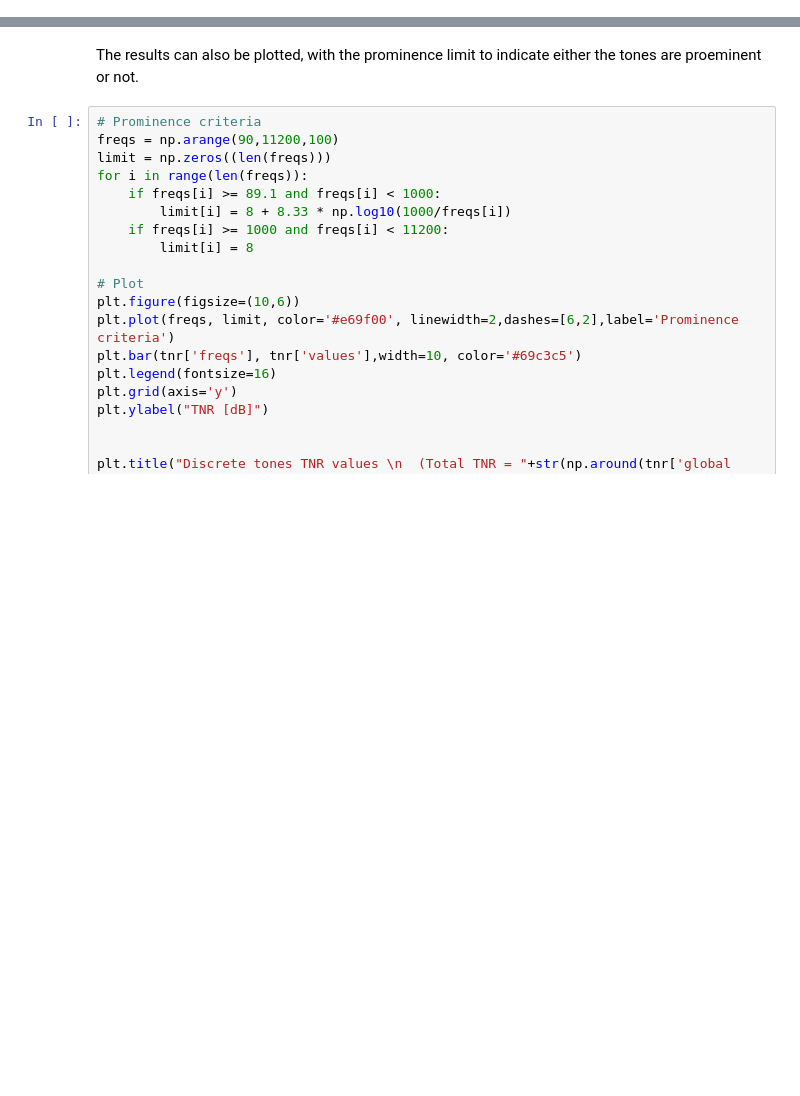
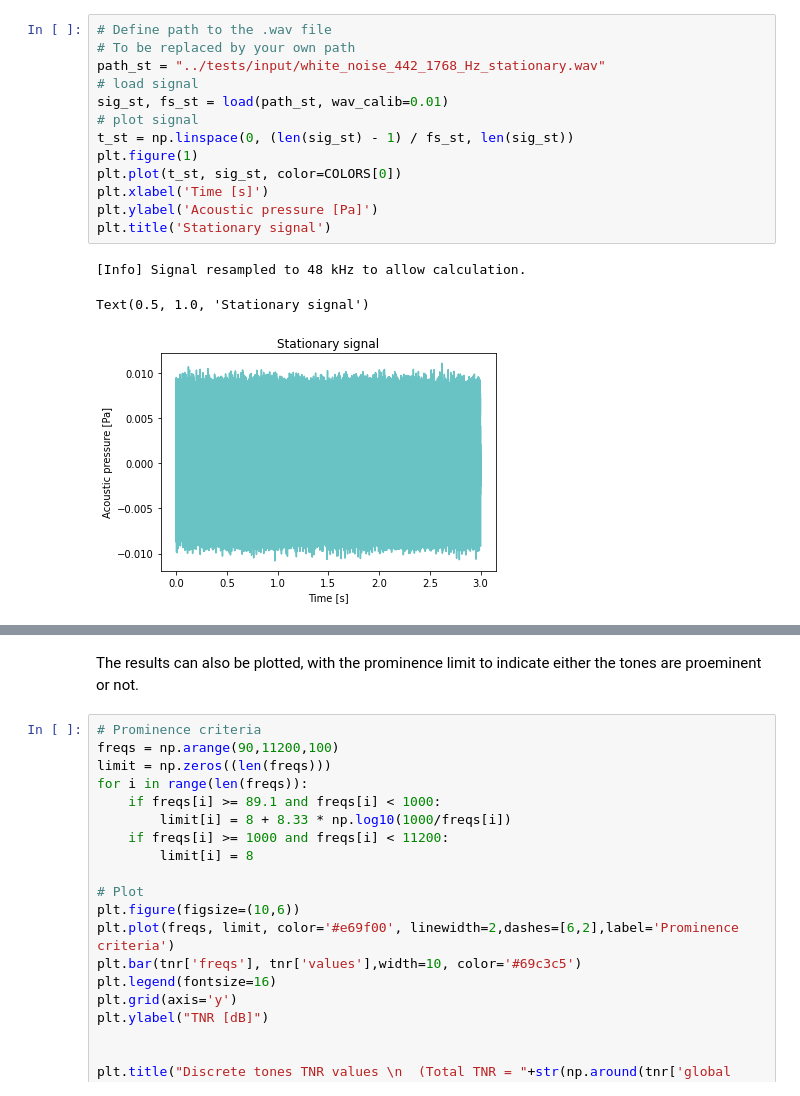
Before and after one commit to Eomys/MoSQITo, a Jupyter notebook: tutorials/tuto_TNR_PR.ipynb, the cells around one changed output, grey strips where cells are left out. Cells and saved outputs as stored; diff of their text form; blank space fills up the shorter version.

```diff
--- a/tutorials/tuto_TNR_PR.ipynb
+++ b/tutorials/tuto_TNR_PR.ipynb
@@ -55,0 +34,17 @@ For a steady signal, the syntax is almost equivalent, see below.
+# %%
+# Define path to the .wav file
+# To be replaced by your own path
+path_st = "../tests/input/white_noise_442_1768_Hz_stationary.wav"
+# load signal
+sig_st, fs_st = load(path_st, wav_calib=0.01)
+# plot signal
+t_st = np.linspace(0, (len(sig_st) - 1) / fs_st, len(sig_st))
+plt.figure(1)
+plt.plot(t_st, sig_st, color=COLORS[0])
+plt.xlabel('Time [s]')
+plt.ylabel('Acoustic pressure [Pa]')
+plt.title('Stationary signal')
+# %% [output]
+[Info] Signal resampled to 48 kHz to allow calculation.
+Text(0.5, 1.0, 'Stationary signal')
+[figure, added]
```
Also changed, not shown: parts of 28 cells of this notebook.
